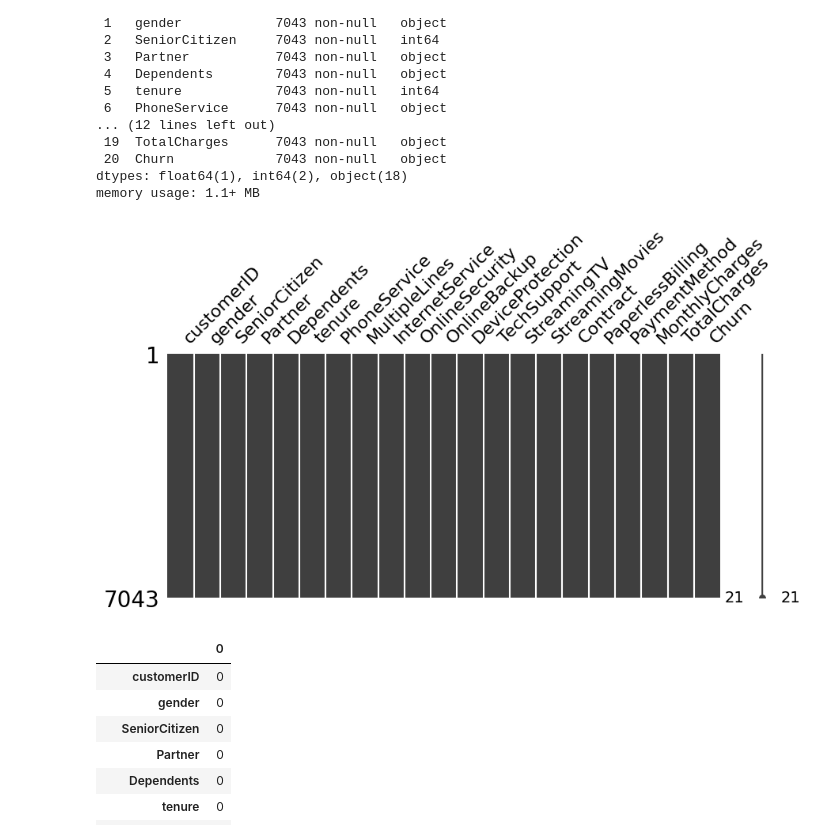
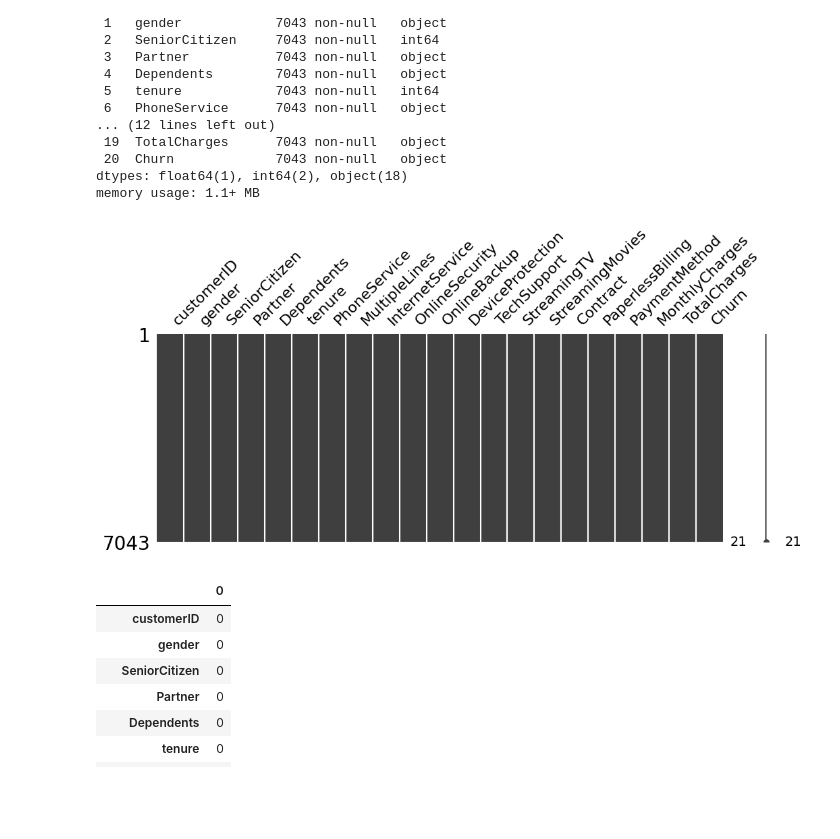
Before and after one commit to haroonkhan02/Customer-Churn-Prediction, a Jupyter notebook: Customer_Churn_Prediction.ipynb, the cells around one changed output. Saved outputs shown, nothing was run; the diff lists cells and outputs as text; code cells hidden in the pictures; blank space fills up the shorter version.

```diff
--- a/Customer_Churn_Prediction.ipynb
+++ b/Customer_Churn_Prediction.ipynb
@@ -77,9 +79,9 @@ dtypes: float64(1), int64(2), object(18)
 memory usage: 1.1+ MB
 # %%
 #Visualizing the missing values (if any )
-msno.matrix(df, figsize=(10,4));
+msno.matrix(df, figsize=(12,4));
 # %% [output]
-[figure, old version]
+[figure, new version]
 # %%
 df.isna().sum()
 # %% [output]
```
Also changed, not shown: parts of 3 cells of this notebook.
